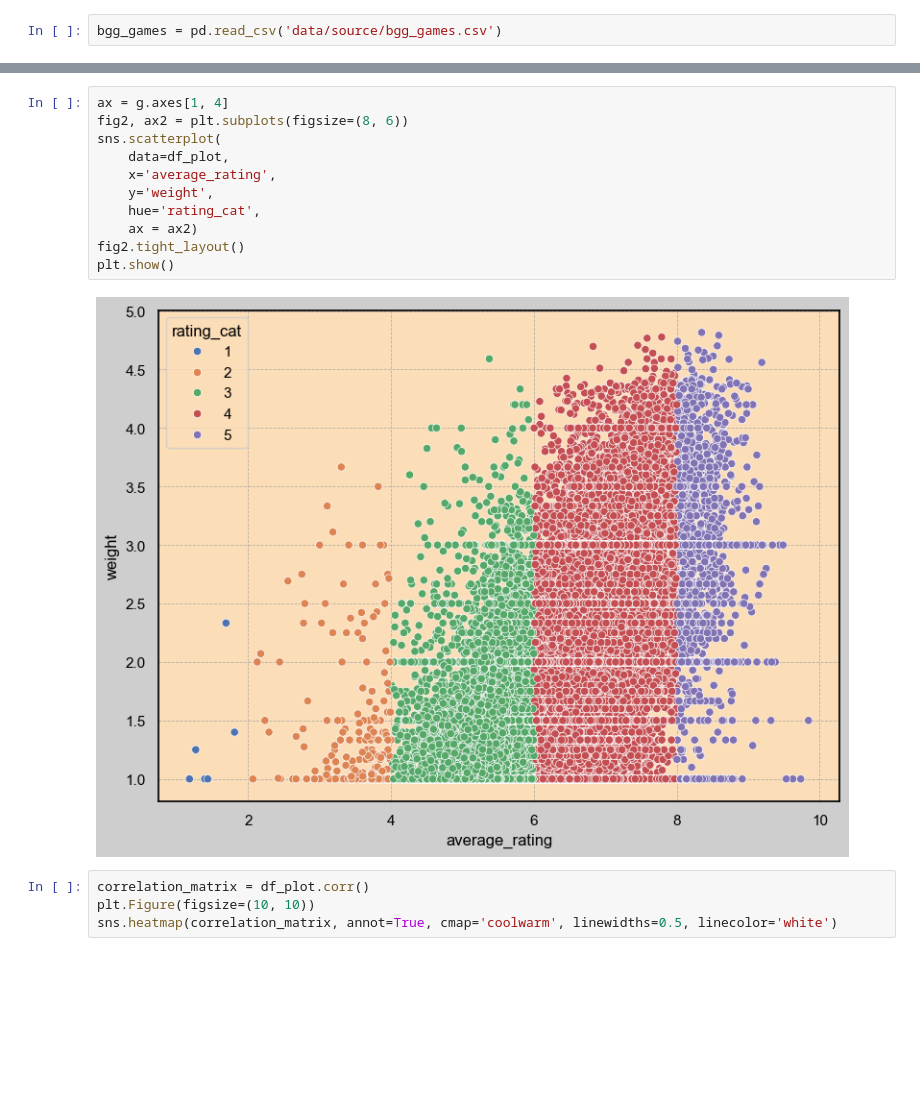
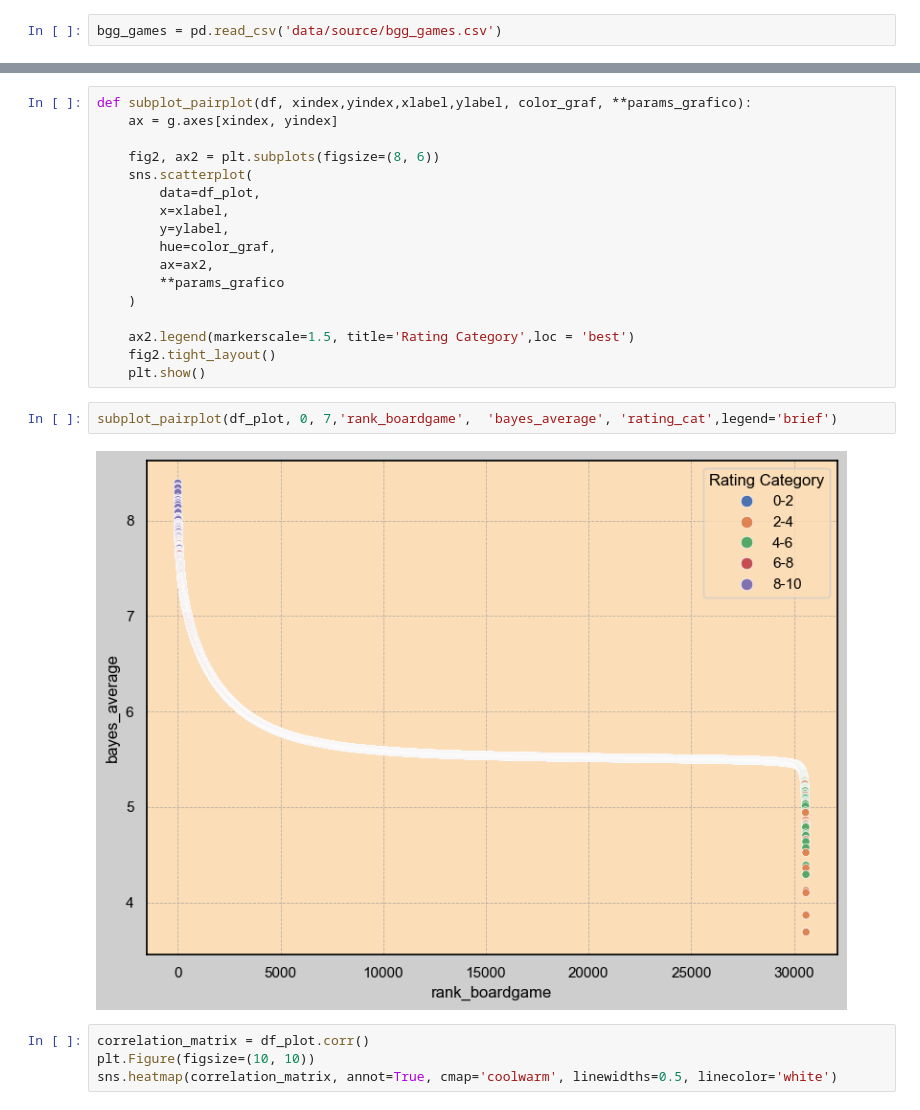
Before and after one commit to sgusmar/Tabletop-games-EDA, a Jupyter notebook: graficos.ipynb, the cells around one changed output, grey strips where cells are left out. Cells and saved outputs as stored; diff of their text form; blank space fills up the shorter version.

```diff
--- a/graficos.ipynb
+++ b/graficos.ipynb
@@ -131,16 +102,24 @@ plt.show()
 # %%
-ax = g.axes[1, 4]
-fig2, ax2 = plt.subplots(figsize=(8, 6))
-sns.scatterplot(
-    data=df_plot,
-    x='average_rating',
-    y='weight',
-    hue='rating_cat',
-    ax = ax2)
-fig2.tight_layout()
-plt.show()
+def subplot_pairplot(df, xindex,yindex,xlabel,ylabel, color_graf, **params_grafico):
+    ax = g.axes[xindex, yindex]
+
+    fig2, ax2 = plt.subplots(figsize=(8, 6))
+    sns.scatterplot(
+        data=df_plot,
+        x=xlabel,
+        y=ylabel,
+        hue=color_graf,
+        ax=ax2,
+        **params_grafico
+    )
+
+    ax2.legend(markerscale=1.5, title='Rating Category',loc = 'best')
+    fig2.tight_layout()
+    plt.show()
-# %% [output]
-[figure, removed]
+# %%
+subplot_pairplot(df_plot, 0, 7,'rank_boardgame',  'bayes_average', 'rating_cat',legend='brief')
+# %% [output]
+[figure, added]
 # %%
 correlation_matrix = df_plot.corr()
 plt.Figure(figsize=(10, 10))
```
Also changed, not shown: parts of 7 cells of this notebook.
